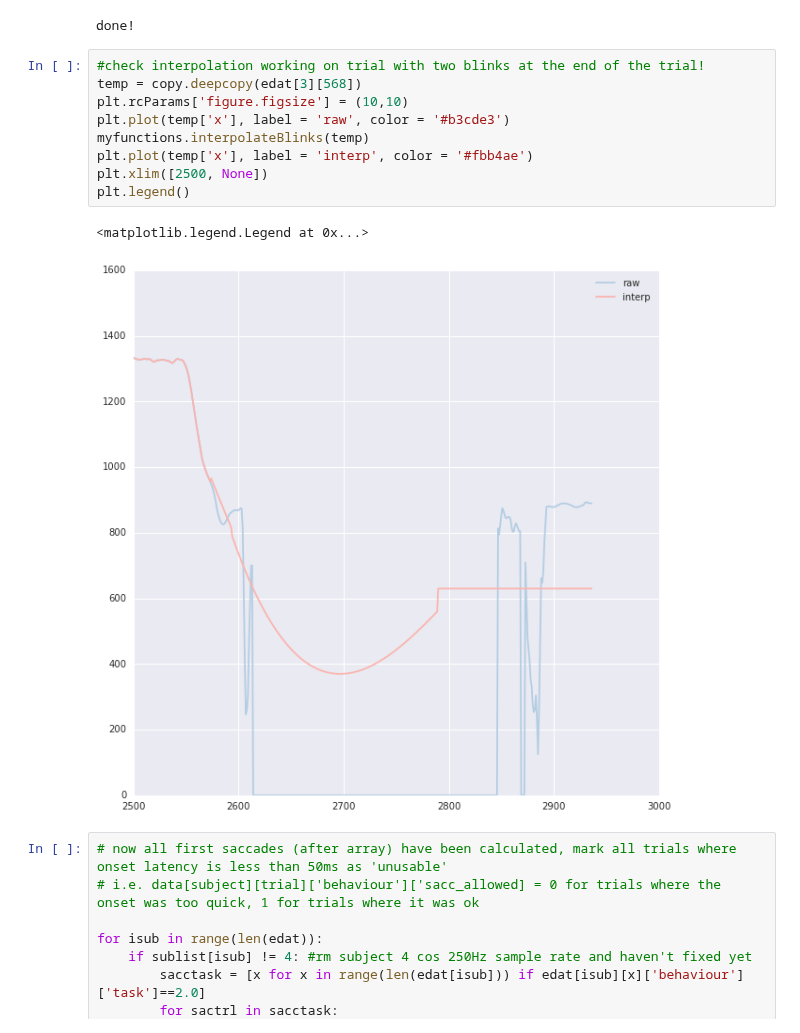
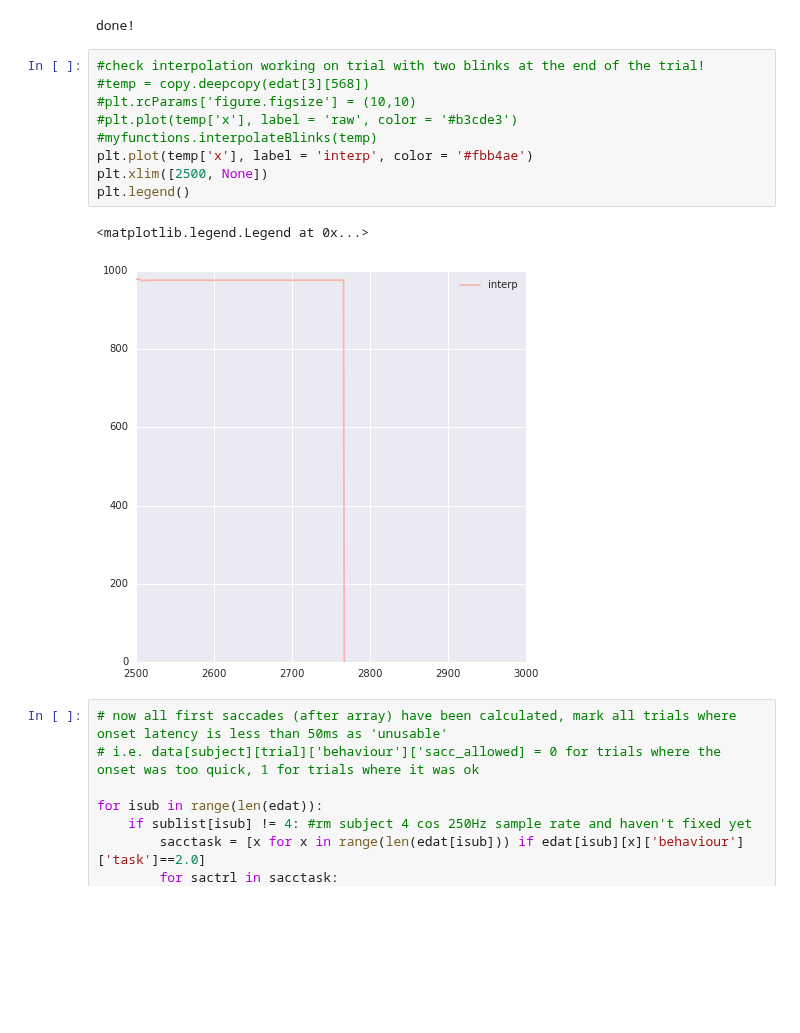
Before and after one commit to Nian-Jingqing/AttentionSaccade, a Jupyter notebook: AttentionSaccade_EyetrackerAnalysis.ipynb, the cells around one changed output. Cells and saved outputs as stored; diff of their text form; blank space fills up the shorter version.

```diff
--- a/AttentionSaccade_EyetrackerAnalysis.ipynb
+++ b/AttentionSaccade_EyetrackerAnalysis.ipynb
@@ -407,16 +413,16 @@ print 'done!'
 done!
 # %%
 #check interpolation working on trial with two blinks at the end of the trial!
-temp = copy.deepcopy(edat[3][568])
-plt.rcParams['figure.figsize'] = (10,10)
-plt.plot(temp['x'], label = 'raw', color = '#b3cde3')
-myfunctions.interpolateBlinks(temp)
+#temp = copy.deepcopy(edat[3][568])
+#plt.rcParams['figure.figsize'] = (10,10)
+#plt.plot(temp['x'], label = 'raw', color = '#b3cde3')
+#myfunctions.interpolateBlinks(temp)
 plt.plot(temp['x'], label = 'interp', color = '#fbb4ae')
 plt.xlim([2500, None])
 plt.legend()
 # %% [output]
 <matplotlib.legend.Legend at 0x...>
-[figure, old version]
+[figure, new version]
 # %%
 # now all first saccades (after array) have been calculated, mark all trials where onset latency is less than 50ms as 'unusable'
 # i.e. data[subject][trial]['behaviour']['sacc_allowed] = 0 for trials where the onset was too quick, 1 for trials where it was ok
```
Also changed, not shown: parts of 21 cells of this notebook.
